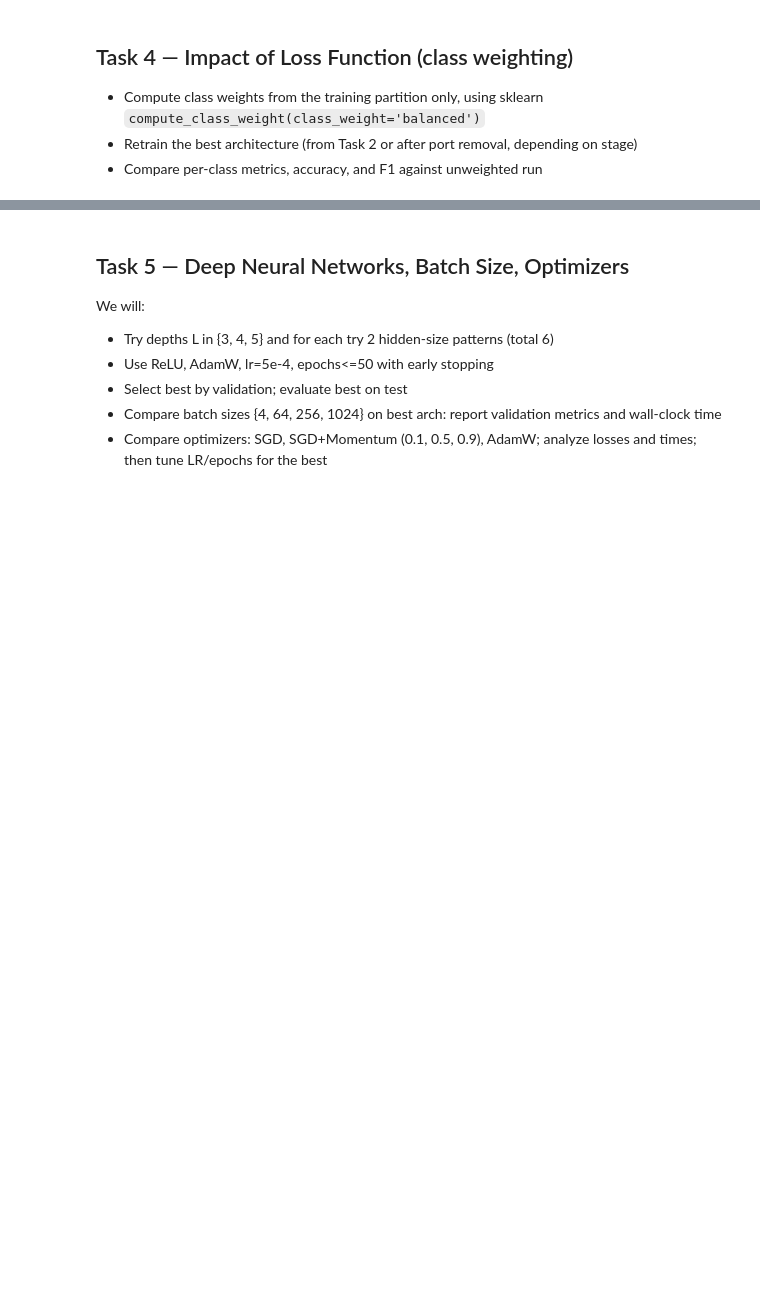
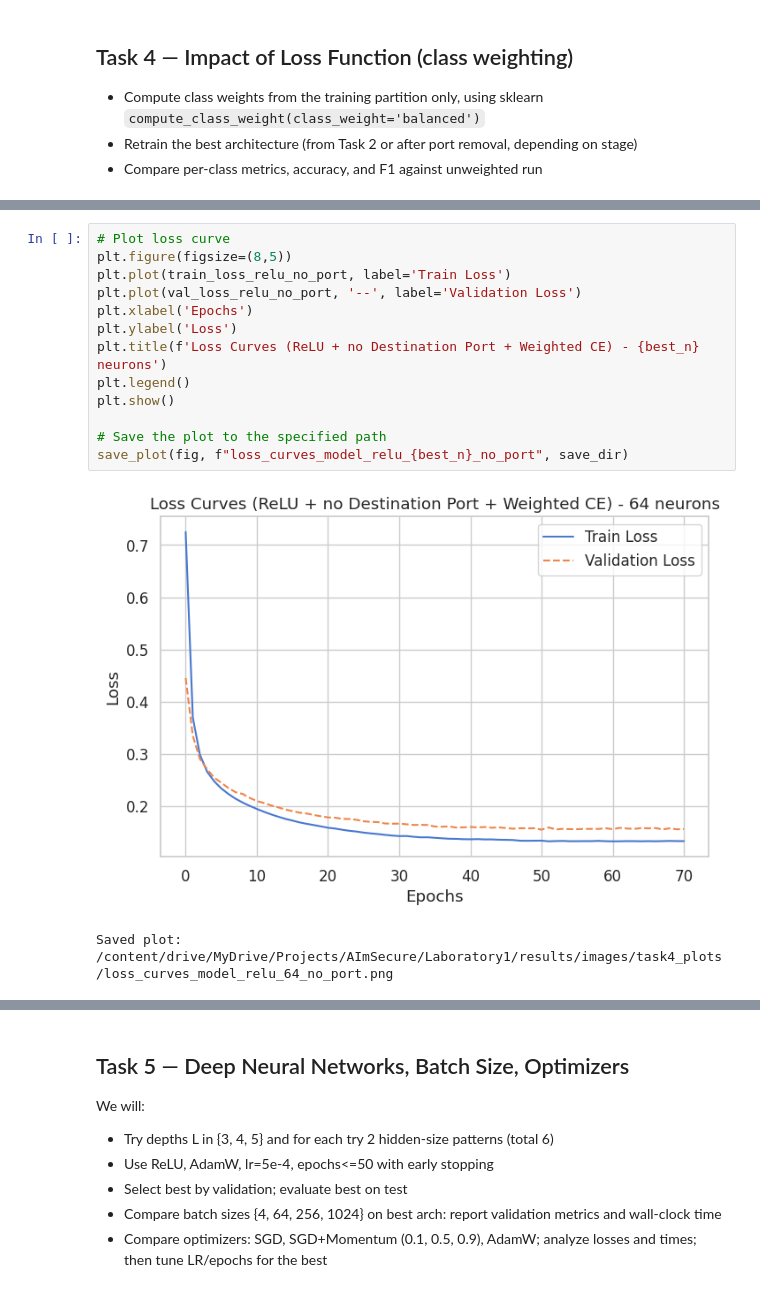
Before and after one commit to AImSecure/Laboratory1, a Jupyter notebook: lab/notebooks/Lab1_FFNN.ipynb, the cells around one changed output, grey strips where cells are left out. Saved outputs shown, nothing was run; the diff lists cells and outputs as text; blank space fills up the shorter version.

```diff
--- a/lab/notebooks/Lab1_FFNN.ipynb
+++ b/lab/notebooks/Lab1_FFNN.ipynb
@@ -1213,3 +1286,19 @@ Epoch 100/100 - Train Loss: 0.2099, Val Loss: 0.2234
+# %%
+# Plot loss curve
+plt.figure(figsize=(8,5))
+plt.plot(train_loss_relu_no_port, label='Train Loss')
+plt.plot(val_loss_relu_no_port, '--', label='Validation Loss')
+plt.xlabel('Epochs')
+plt.ylabel('Loss')
+plt.title(f'Loss Curves (ReLU + no Destination Port + Weighted CE) - {best_n} neurons')
+plt.legend()
+plt.show()
+
+# Save the plot to the specified path
+save_plot(fig, f"loss_curves_model_relu_{best_n}_no_port", save_dir)
+# %% [output]
+[figure, added]
+Saved plot: /content/drive/MyDrive/Projects/AImSecure/Laboratory1/results/images/task4_plots/loss_curves_model_relu_64_no_port.png
 # %%
 report_test_modified = evaluate_model(model_relu_no_port_weighted, X_test_tensor_no_port, y_test_no_port)
 print(report_test_modified)
```
Also changed, not shown: parts of 37 cells of this notebook.
